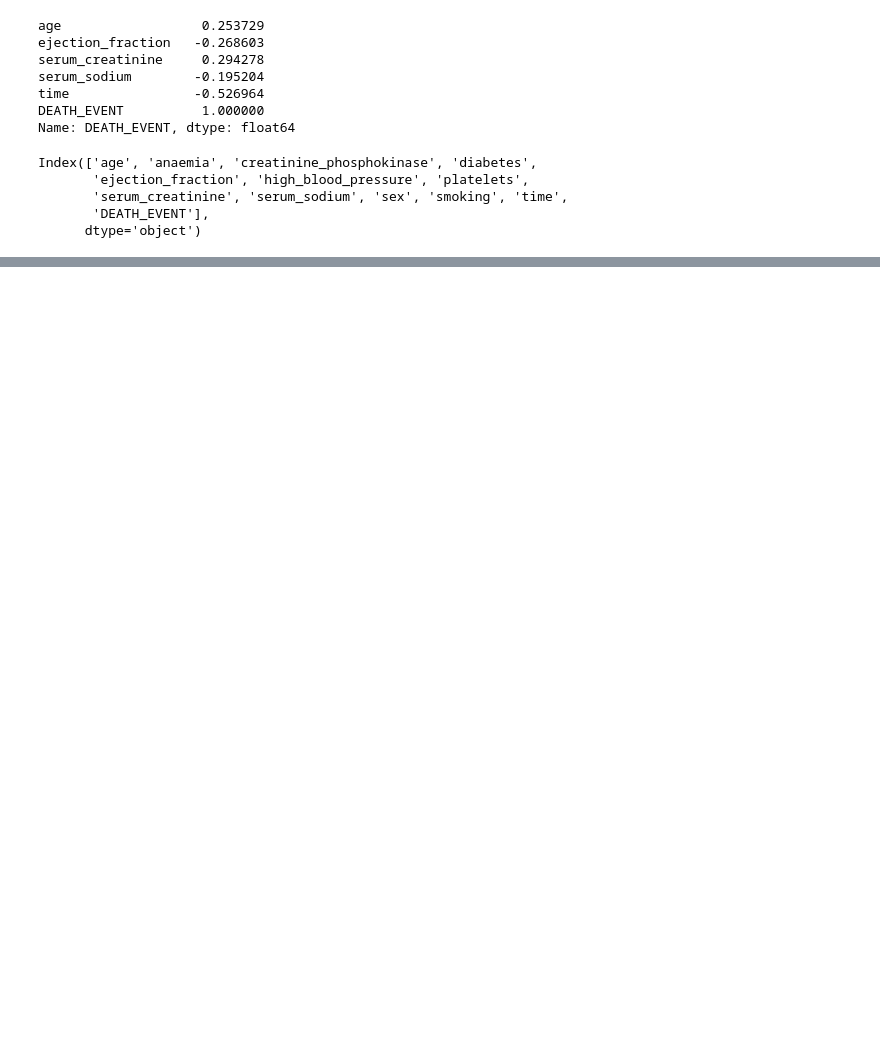
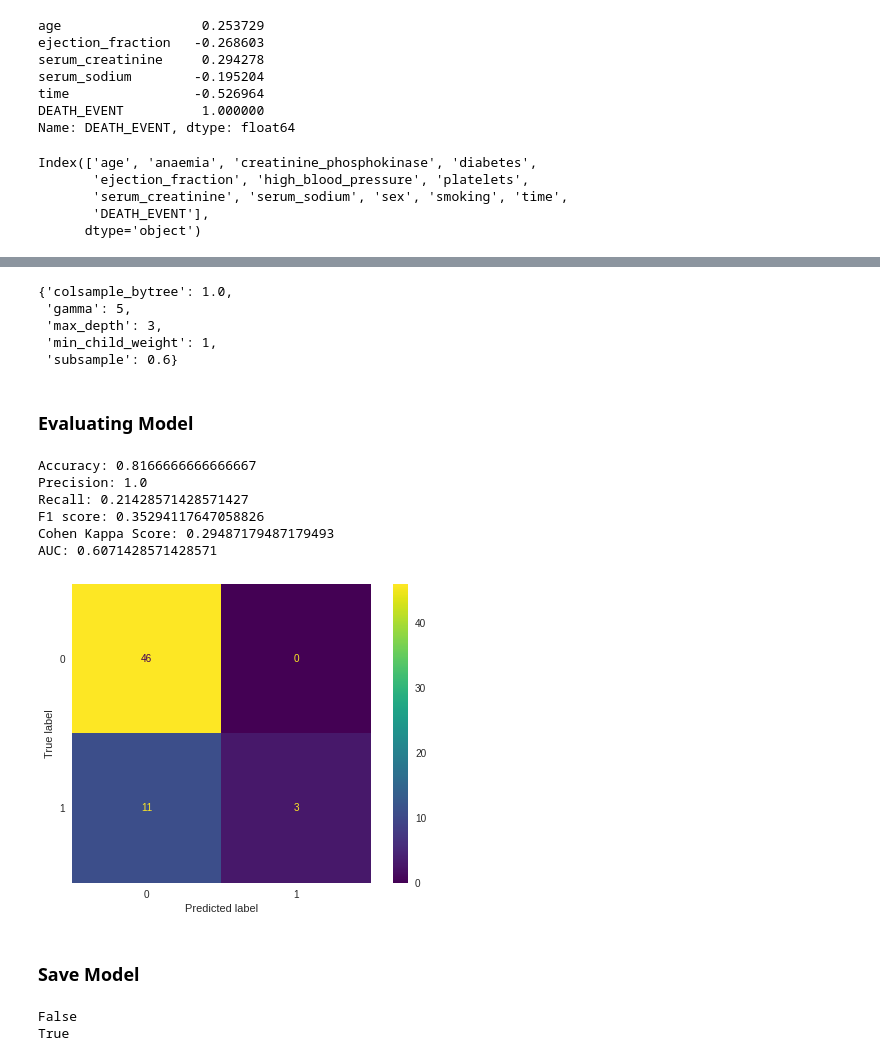
Before and after one commit to ds-dti/DS02_02_Heart-Failure-Prediction, a Jupyter notebook: Heart_Failure_Prediction.ipynb, the cells around one changed output, grey strips where cells are left out. Drawn from its saved outputs; the diff is of its cells as text; code cells hidden in the pictures; blank space fills up the shorter version.

```diff
--- a/Heart_Failure_Prediction.ipynb
+++ b/Heart_Failure_Prediction.ipynb
@@ -88,0 +171,72 @@ Index(['age', 'anaemia', 'creatinine_phosphokinase', 'diabetes',
+# %%
+grid_basic.best_params_
+# %% [output]
+{'colsample_bytree': 1.0,
+ 'gamma': 5,
+ 'max_depth': 3,
+ 'min_child_weight': 1,
+ 'subsample': 0.6}
+# %% [markdown]
+### Evaluating Model
+# %%
+from sklearn import metrics
+from sklearn.metrics import plot_confusion_matrix
+
+best_grid_basic = grid_basic.best_estimator_
+best_grid_basic_pred = best_grid_basic.predict(x_basic_test)
+
+# Calculate accuracy, precision, recall, f1-score, and kappa score
+best_grid_basic_acc = metrics.accuracy_score(y_basic_test, best_grid_basic_pred)
+best_grid_basic_prec = metrics.precision_score(y_basic_test, best_grid_basic_pred)
+best_grid_basic_rec = metrics.recall_score(y_basic_test, best_grid_basic_pred)
+best_grid_basic_f1 = metrics.f1_score(y_basic_test, best_grid_basic_pred)
+best_grid_basic_kappa = metrics.cohen_kappa_score(y_basic_test, best_grid_basic_pred)
+
+# Calculate area under curve (AUC)
+best_grid_basic_pred_proba = best_grid_basic.predict_proba(x_basic_test)[::,1]
+best_grid_basic_fpr, best_grid_basic_tpr, _ = metrics.roc_curve(y_basic_test,  best_grid_basic_pred_proba)
+best_grid_basic_auc = metrics.roc_auc_score(y_basic_test, best_grid_basic_pred_proba)
+
+print('Accuracy:', best_grid_basic_acc)
+print('Precision:', best_grid_basic_prec)
+print('Recall:', best_grid_basic_rec)
+print('F1 score:', best_grid_basic_f1)
+print('Cohen Kappa Score:', best_grid_basic_kappa)
+print('AUC:', best_grid_basic_auc)
+
+# Display confussion matrix
+plot_confusion_matrix(best_grid_basic, x_basic_test, y_basic_test)
+plt.grid(False)
+plt.show()
+# %% [output]
+Accuracy: 0.8166666666666667
+Precision: 1.0
+Recall: 0.21428571428571427
+F1 score: 0.35294117647058826
+Cohen Kappa Score: 0.29487179487179493
+AUC: 0.6071428571428571
+[figure, added]
+# %% [markdown]
+### Save Model
+# %%
+import joblib
+
+# Saving model
+joblib.dump(best_grid_basic, 'Heart Failure Prediction (Basic).joblib')
+
+def predict_basic(age, anaemia, diabetes, high_blood_pressure, sex, smoking):
+    basic_model = joblib.load('Heart Failure Prediction (Basic).joblib')
+
+    predict_df = pd.DataFrame([[age, anaemia, diabetes, high_blood_pressure, sex, smoking]],
+                              columns=['age', 'anaemia', 'diabetes', 'high_blood_pressure', 'sex', 'smoking'])
+
+    pred = basic_model.predict(predict_df)[0]
+
+    if pred==1: return 'True'
+    else: return 'False'
+
+print(predict_basic(1, 0, 0, 0, 0, 0))
+print(predict_basic(99, 1, 1, 1, 1, 1))
+# %% [output]
+False
+True
```
Also changed, not shown: parts of 23 cells of this notebook.
